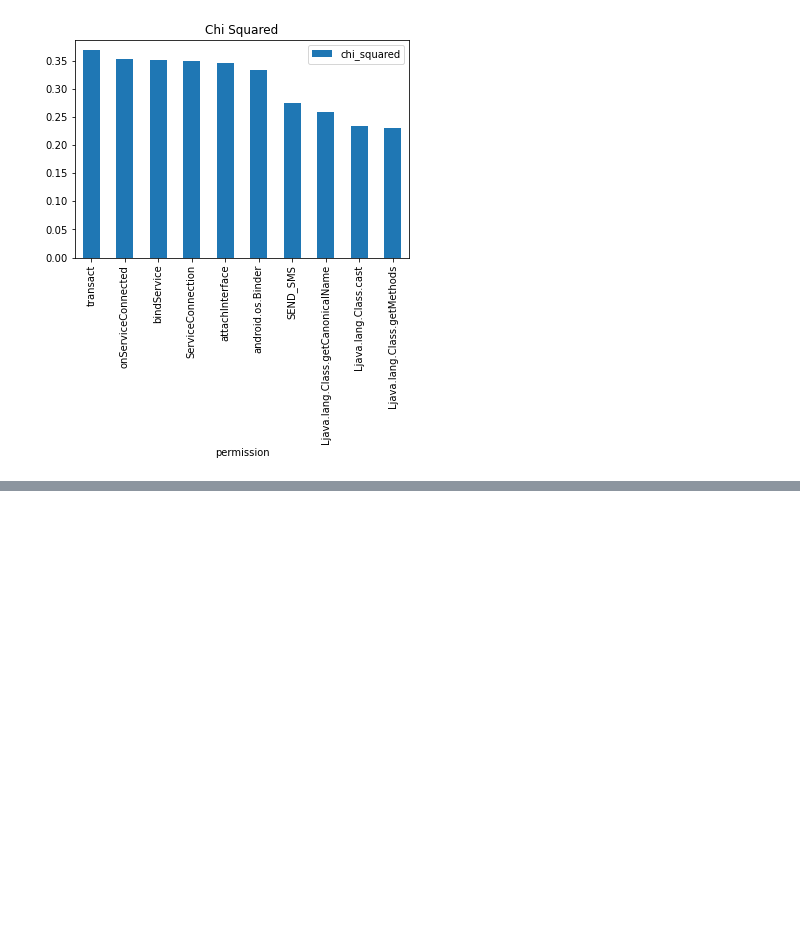
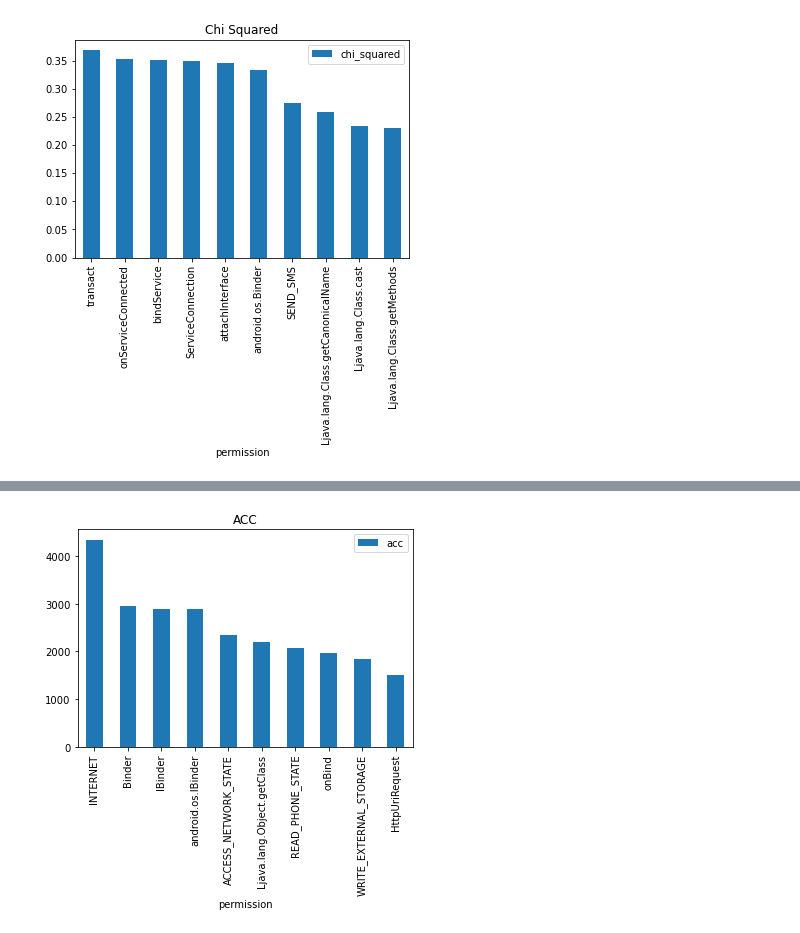
Before and after one commit to NiguXNick/DataScience, a Jupyter notebook: Filter-Based.ipynb, the cells around one changed output, grey strips where cells are left out. Cells and saved outputs as stored; diff of their text form; code cells hidden in the pictures; blank space fills up the shorter version.

```diff
--- a/Filter-Based.ipynb
+++ b/Filter-Based.ipynb
@@ -146,0 +222,12 @@ show_chi_squared_graph()
+# %%
+def acc(class_name):
+    return gpc(class_name,0) - gpc(class_name,3)
+
+def acc2(class_name):
+    return (gpc(class_name,0)/gpc(class_name,5)) - (gpc(class_name,2)/gpc(class_name,6))
+
+acc_df = pd.DataFrame(columns=["permission", "acc"])
+for i in ds.columns:
+    if i != "class":
+        acc_df = pd.concat([acc_df, pd.DataFrame([[i, acc(i)]], columns=["permission", "acc"])])
+acc_df.sort_values(by="acc", ascending=False).head(10)
@@ -146,0 +246,10 @@ show_chi_squared_graph()
+# %%
+def show_acc_graph():
+    acc_df.sort_values(by="acc", ascending=False, inplace=True)
+    acc_df.head(10).plot(x="permission", y="acc", kind="bar")
+    plt.title("ACC")
+    plt.show()
+
+show_acc_graph()
+# %% [output]
+[figure, added]
```
Also changed, not shown: parts of 17 cells of this notebook.
